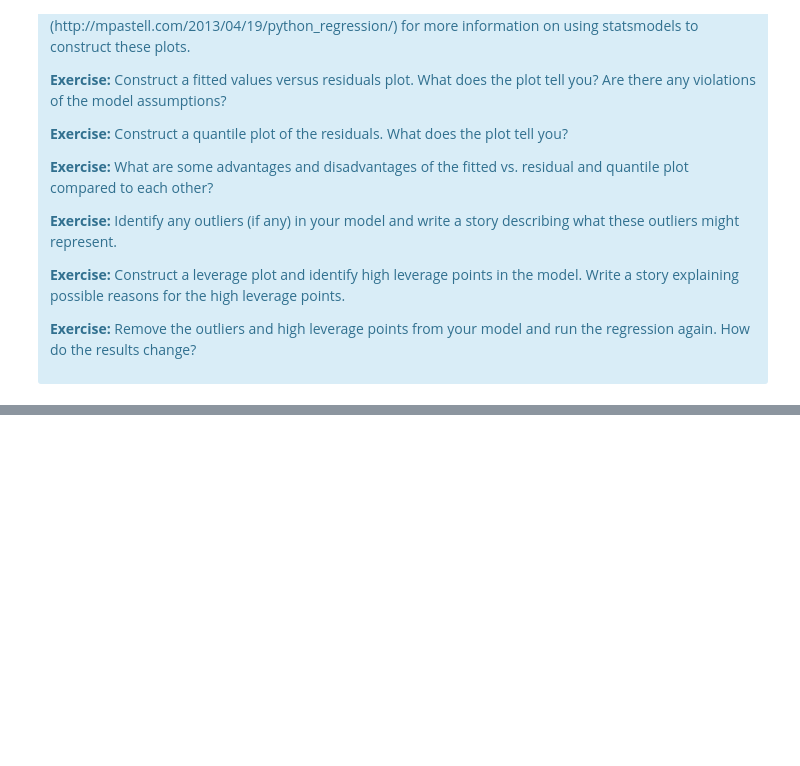
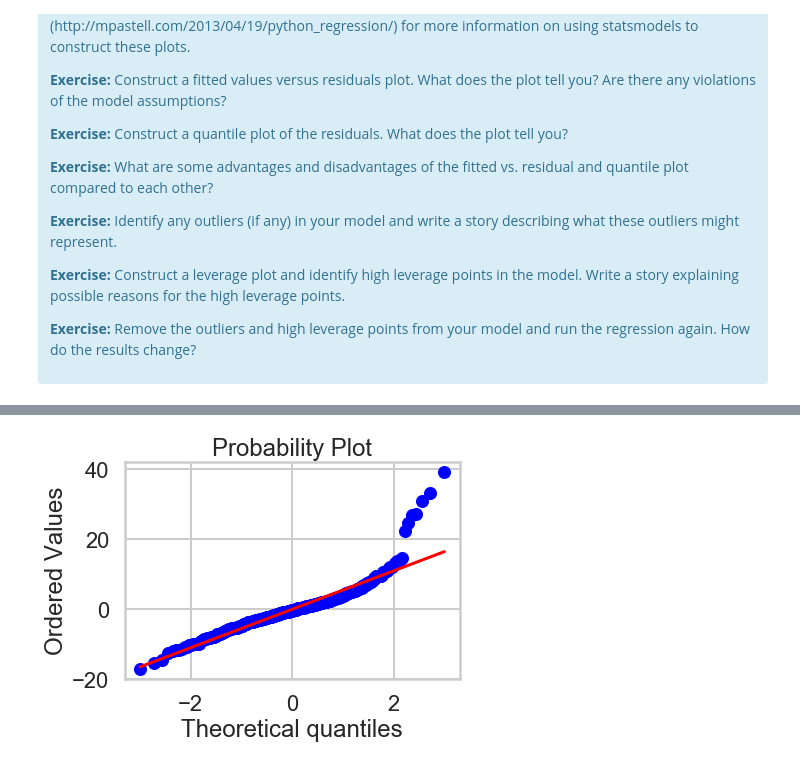
Before and after one commit to hershcode/Springboard, a Jupyter notebook: Machine_Learning/linear_regression/Mini_Project_Linear_Regression.ipynb, the cells around one changed output, grey strips where cells are left out. Cells and saved outputs as stored; diff of their text form; code cells hidden in the pictures; blank space fills up the shorter version.

```diff
--- a/Machine_Learning/linear_regression/Mini_Project_Linear_Regression.ipynb
+++ b/Machine_Learning/linear_regression/Mini_Project_Linear_Regression.ipynb
@@ -751,0 +842,6 @@ There are some other issues that are important investigate with linear regressio
+# %%
+import pylab
+stats.probplot(x=model.resid, plot=pylab)
+plt.show()
+# %% [output]
+[figure, added]
```
Also changed, not shown: parts of 21 cells of this notebook.
